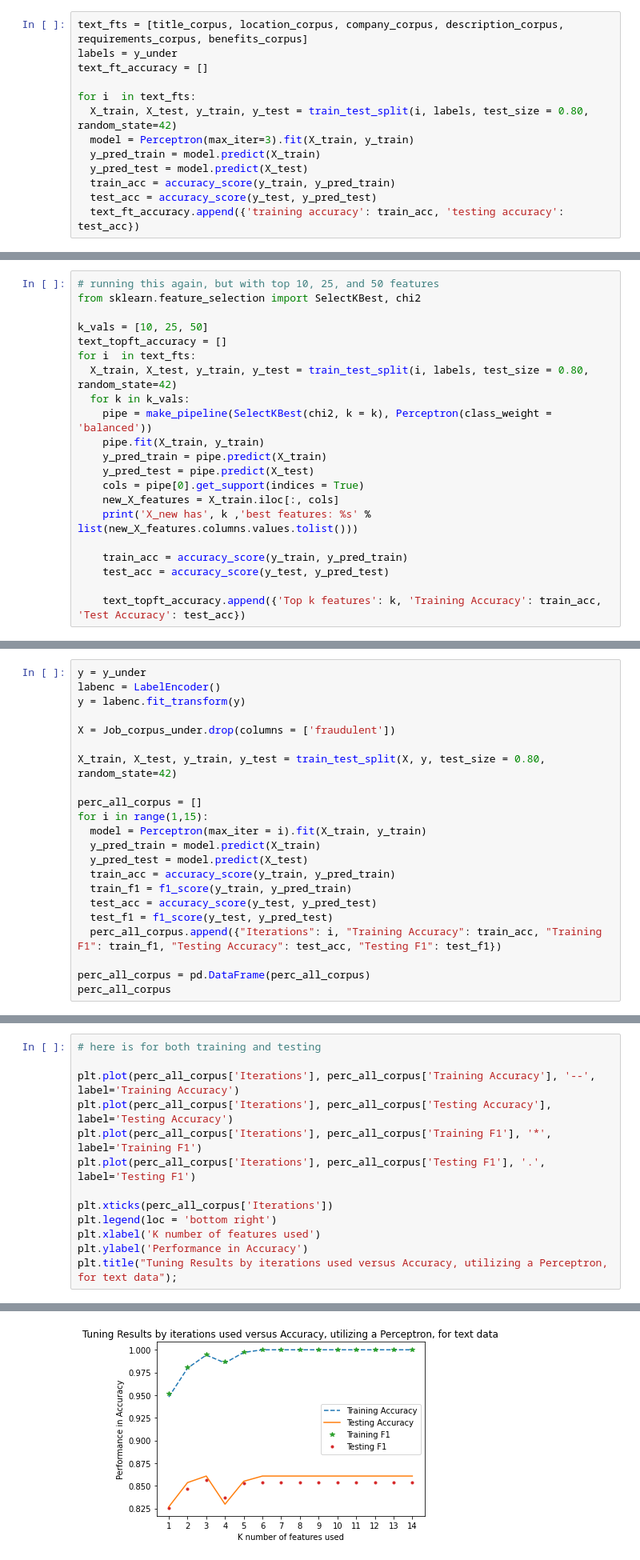
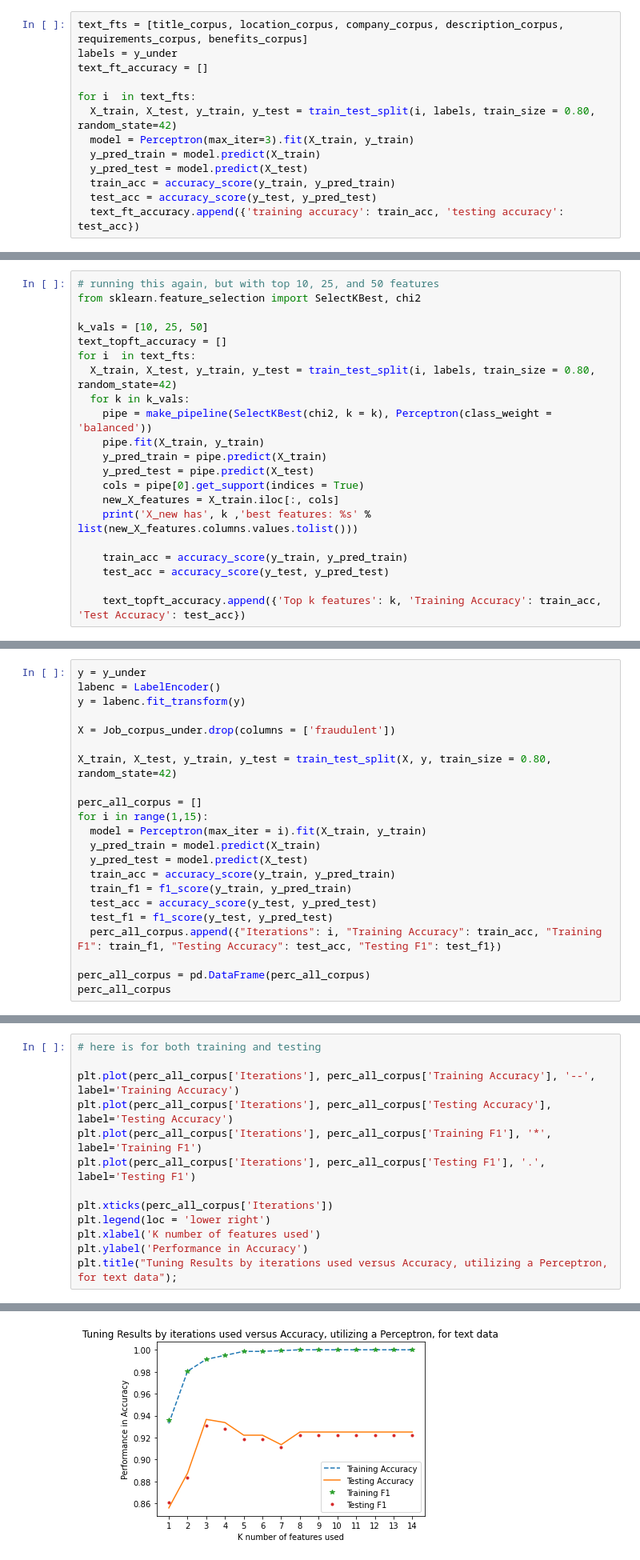
Before and after one commit to hunterblum/Job-Fraud-Detection, a Jupyter notebook: Group2_ML_Final.ipynb, the cells around one changed output, grey strips where cells are left out. Shown at 80% size. Cells and saved outputs as stored; diff of their text form.

```diff
--- a/Group2_ML_Final.ipynb
+++ b/Group2_ML_Final.ipynb
@@ -555,7 +555,7 @@ labels = y_under
 text_ft_accuracy = []
 
 for i  in text_fts:
-  X_train, X_test, y_train, y_test = train_test_split(i, labels, test_size = 0.80, random_state=42)
+  X_train, X_test, y_train, y_test = train_test_split(i, labels, train_size = 0.80, random_state=42)
   model = Perceptron(max_iter=3).fit(X_train, y_train)
   y_pred_train = model.predict(X_train)
   y_pred_test = model.predict(X_test)
@@ -573,7 +584,7 @@ from sklearn.feature_selection import SelectKBest, chi2
 k_vals = [10, 25, 50]
 text_topft_accuracy = []
 for i  in text_fts:
-  X_train, X_test, y_train, y_test = train_test_split(i, labels, test_size = 0.80, random_state=42)
+  X_train, X_test, y_train, y_test = train_test_split(i, labels, train_size = 0.80, random_state=42)
   for k in k_vals:
     pipe = make_pipeline(SelectKBest(chi2, k = k), Perceptron(class_weight = 'balanced'))
     pipe.fit(X_train, y_train)
@@ -742,7 +754,7 @@ y = labenc.fit_transform(y)
 
 X = Job_corpus_under.drop(columns = ['fraudulent'])
 
-X_train, X_test, y_train, y_test = train_test_split(X, y, test_size = 0.80, random_state=42)
+X_train, X_test, y_train, y_test = train_test_split(X, y, train_size = 0.80, random_state=42)
 
 perc_all_corpus = []
 for i in range(1,15):
@@ -794,7 +806,7 @@ plt.plot(perc_all_corpus['Iterations'], perc_all_corpus['Training F1'], '*', lab
 plt.plot(perc_all_corpus['Iterations'], perc_all_corpus['Testing F1'], '.', label='Testing F1')
 
 plt.xticks(perc_all_corpus['Iterations'])
-plt.legend(loc = 'bottom right')
+plt.legend(loc = 'lower right')
 plt.xlabel('K number of features used')
 plt.ylabel('Performance in Accuracy')
 plt.title("Tuning Results by iterations used versus Accuracy, utilizing a Perceptron, for text data");
@@ -814,4 +814,4 @@ This will raise an exception in 3.3.
-[figure, old version]
+[figure, new version]
 # %% [markdown]
 ### Perceptron with Undersampled Corpus + Categorical Data
 # %%
```
Also changed, not shown: parts of 53 cells of this notebook.
